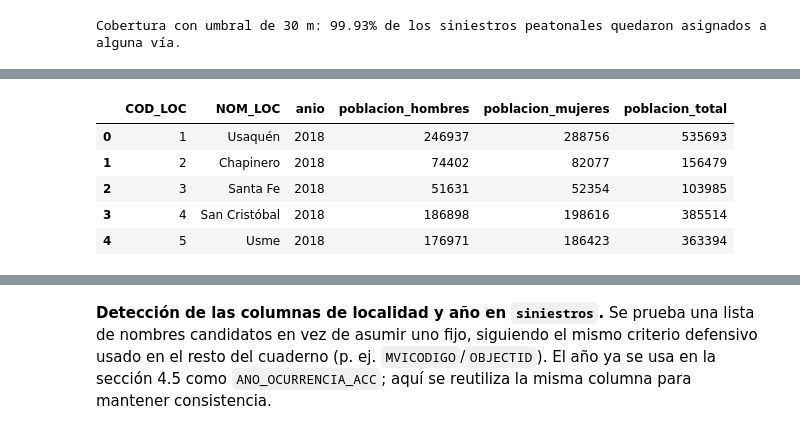
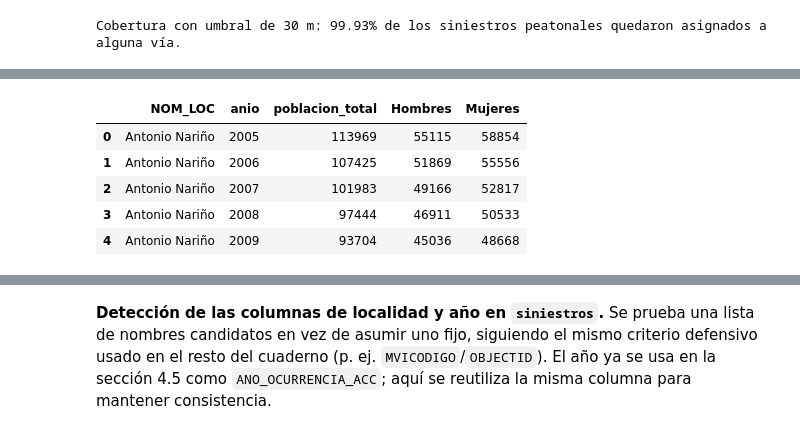
Before and after one commit to BryHerNi21/TT, a Jupyter notebook: Union_segmentos.ipynb, the cells around one changed output, grey strips where cells are left out. Saved outputs shown, nothing was run; the diff lists cells and outputs as text; code cells hidden in the pictures.

```diff
--- a/Union_segmentos.ipynb
+++ b/Union_segmentos.ipynb
@@ -56,7 +58,8 @@ plt.rcParams['figure.figsize'] = (9, 6)
 # ---------------------------------------------------------------
 CRS_PROYECTO = 3116          # MAGNA-SIRGAS / Colombia Bogotá zone (metros)
 UMBRAL_RUIDO = 4             # descarta geometrías degeneradas de digitalización
-UMBRAL_PEATONAL_M = 15       # distancia máxima para asignar un tramo peatonal a una vía
+UMBRAL_PEATONAL_M = 15       # distancia máxima a la que una vía se considera 'cubierta' por malla peatonal
+PASO_COBERTURA_M = 5         # separación aprox. entre puntos de muestreo a lo largo de cada vía
 UMBRAL_SINIESTROS_M = 30     # distancia máxima para asignar un siniestro a una vía
 
 DIR_PROC = 'Data/processed'
@@ -171,7 +213,16 @@ lo es.
 id_col = 'MVICODIGO' if 'MVICODIGO' in malla.columns else 'OBJECTID'
 malla_base = malla.rename(columns={id_col: 'vial_id'}).copy()
 
-cols_utiles = [c for c in ['vial_id','MVINUMC', 'MVITIPO', 'MVISVIA', 'geometry'] if c in malla_base.columns]
+# Variables de diseño vial que entran al modelo (Tabla 5): velocidad reglamentaria y número de
+# calzadas, ya imputadas por KNN en EDA_Malla_Vial_Puentes. Son OBLIGATORIAS: si faltan en el
+# insumo se detiene la ejecución en vez de descartarlas en silencio.
+COLS_DISENO_VIAL = ['MVI_VELREG', 'MVINUMC']
+faltantes = [c for c in COLS_DISENO_VIAL if c not in malla_base.columns]
+if faltantes:
+    raise ValueError(f"Faltan en malla_vial_procesada.gpkg variables obligatorias: {faltantes}")
+
+cols_utiles = (['vial_id'] + COLS_DISENO_VIAL
+               + [c for c in ['MVITIPO', 'MVISVIA'] if c in malla_base.columns] + ['geometry'])
 malla_base = malla_base[cols_utiles]
 
 # Explotar multipartes y descartar ruido de digitalización
@@ -470,21 +618,63 @@ población total de la localidad ese año.
 # %%
-RUTA_ANEXO_POBLACION = "data/raw/anexo-proyecciones-poblacion-bogota-desagreacion-loc-2018-2035-UPZ-2018-2024.xlsx"
+RUTA_ANEXO_POBLACION = "Data/raw/osb_demografia-poblacion-localidad.csv"  # SDS/SaluData, DANE-SDP 2005-2035
 
-# La hoja trae 11 filas de título/metadatos antes del encabezado real de columnas
-poblacion_raw = pd.read_excel(RUTA_ANEXO_POBLACION, sheet_name='Localidades', header=11)
-poblacion_raw = poblacion_raw[poblacion_raw['NOM_LOC'].notna() & (poblacion_raw['NOM_LOC'] != 'NOM_LOC')].copy()
+poblacion_raw = pd.read_csv(RUTA_ANEXO_POBLACION,sep=';', encoding='utf-8')
+poblacion_raw.columns = poblacion_raw.columns.str.strip().str.upper()
 
+print("Columnas leídas   :", poblacion_raw.columns.tolist())
+print("Años cubiertos    :", poblacion_raw['ANO'].min(), "-", poblacion_raw['ANO'].max())
+print("Valores de SEXO   :", sorted(poblacion_raw['SEXO'].dropna().unique().tolist()))
+print("N° de localidades :", poblacion_raw['NOMBRE_LOCALIDAD'].nunique())
+
+# POBLACION llega como texto (ver diccionario de datos de la fuente); se limpia a numérico
+# quedándose solo con dígitos y signo, por si trae separador de miles u otro formato.
+poblacion_raw['POBLACION'] = pd.to_numeric(
+    poblacion_raw['POBLACION'].astype(str).str.replace(r'[^\d\-]', '', regex=True),
+    errors='coerce'
+)
+poblacion_raw['ANO'] = pd.to_numeric(poblacion_raw['ANO'], errors='coerce').astype('Int64')
+
+n_sin_poblacion = poblacion_raw['POBLACION'].isna().sum()
+if n_sin_poblacion:
+    print(f"\nFilas con POBLACION no convertible a número: {n_sin_poblacion:,} (se excluyen de la suma)")
+
+# Total por localidad-año: la fuente viene desagregada por SEXO y EDAD (edad simple), así
+# que el total de la localidad es la suma de POBLACION sobre todas esas categorías.
 poblacion_localidad = (
-    poblacion_raw[poblacion_raw['AREA'] == 'Total']
-    [['COD_LOC', 'NOM_LOC', 'AÑO', 'TOTAL HOMBRES', 'TOTAL MUJERES', 'TOTAL']]
-    .rename(columns={'AÑO': 'anio', 'TOTAL': 'poblacion_total',
-                      'TOTAL HOMBRES': 'poblacion_hombres', 'TOTAL MUJERES': 'poblacion_mujeres'})
-    .reset_index(drop=True)
+    poblacion_raw.dropna(subset=['POBLACION'])
+                 .groupby(['NOMBRE_LOCALIDAD', 'ANO'], as_index=False)['POBLACION'].sum()
+                 .rename(columns={'NOMBRE_LOCALIDAD': 'NOM_LOC', 'ANO': 'anio', 'POBLACION': 'poblacion_total'})
 )
+
+# Desagregación por sexo (best-effort): solo se arma si SEXO trae exactamente 2 categorías;
+# no se usa en ningún cálculo crítico del cuaderno, es meramente informativa si está disponible.
+try:
+    sexo_pivot = (
+        poblacion_raw.dropna(subset=['POBLACION'])
+                     .pivot_table(index=['NOMBRE_LOCALIDAD', 'ANO'], columns='SEXO',
+                                  values='POBLACION', aggfunc='sum')
+    )
+    if sexo_pivot.shape[1] == 2:
+        sexo_pivot = sexo_pivot.reset_index().rename(columns={'NOMBRE_LOCALIDAD': 'NOM_LOC', 'ANO': 'anio'})
+        poblacion_localidad = poblacion_localidad.merge(sexo_pivot, on=['NOM_LOC', 'anio'], how='left')
+    else:
+        print(f"SEXO no tiene exactamente 2 categorías ({sexo_pivot.shape[1]}); se omite el desglose por sexo.")
+except Exception as e:
+    print("No se pudo desglosar por sexo (no afecta el total):", e)
+
 poblacion_localidad['anio'] = poblacion_localidad['anio'].astype(int)
 
-print(f"Anexo cargado: {len(poblacion_localidad):,} filas | "
+print(f"\nTabla agregada: {len(poblacion_localidad):,} filas | "
       f"{poblacion_localidad['NOM_LOC'].nunique()} localidades | "
       f"años {poblacion_localidad['anio'].min()}–{poblacion_localidad['anio'].max()}")
+
+# Chequeo de orden de magnitud: la población total de Bogotá en el año más reciente de la
+# serie debería rondar los 7-8 millones. Si se dispara o se queda muy corta, probablemente hay
+# una categoría de SEXO o EDAD duplicada/agregada que se está sumando de más (o de menos).
+anio_chequeo = poblacion_localidad['anio'].max()
+total_bogota_chequeo = poblacion_localidad.loc[poblacion_localidad['anio'] == anio_chequeo, 'poblacion_total'].sum()
+print(f"Chequeo de magnitud — población total Bogotá en {anio_chequeo}: {total_bogota_chequeo:,.0f} "
+      f"(se espera un valor en el orden de 7-8 millones; si no, revisar categorías de SEXO/EDAD)")
+
 poblacion_localidad.head()
 # %% [output]
@@ -492,9 +688,9 @@ Anexo cargado: 360 filas | 20 localidades | años 2018–2035
-|  | COD_LOC | NOM_LOC | anio | poblacion_hombres | poblacion_mujeres | poblacion_total |
-| 0 | 1 | Usaquén | 2018 | 246937 | 288756 | 535693 |
-| 1 | 2 | Chapinero | 2018 | 74402 | 82077 | 156479 |
-| 2 | 3 | Santa Fe | 2018 | 51631 | 52354 | 103985 |
-| 3 | 4 | San Cristóbal | 2018 | 186898 | 198616 | 385514 |
-| 4 | 5 | Usme | 2018 | 176971 | 186423 | 363394 |
+|  | NOM_LOC | anio | poblacion_total | Hombres | Mujeres |
+| 0 | Antonio Nariño | 2005 | 113969 | 55115 | 58854 |
+| 1 | Antonio Nariño | 2006 | 107425 | 51869 | 55556 |
+| 2 | Antonio Nariño | 2007 | 101983 | 49166 | 52817 |
+| 3 | Antonio Nariño | 2008 | 97444 | 46911 | 50533 |
+| 4 | Antonio Nariño | 2009 | 93704 | 45036 | 48668 |
 # %% [markdown]
 **Normalización de nombres de localidad.** Los nombres de localidad en el anexo (con tildes,
 capitalización estándar) casi nunca coinciden carácter a carácter con los de la fuente de
```
Also changed, not shown: parts of 37 cells of this notebook, 2 other files.
